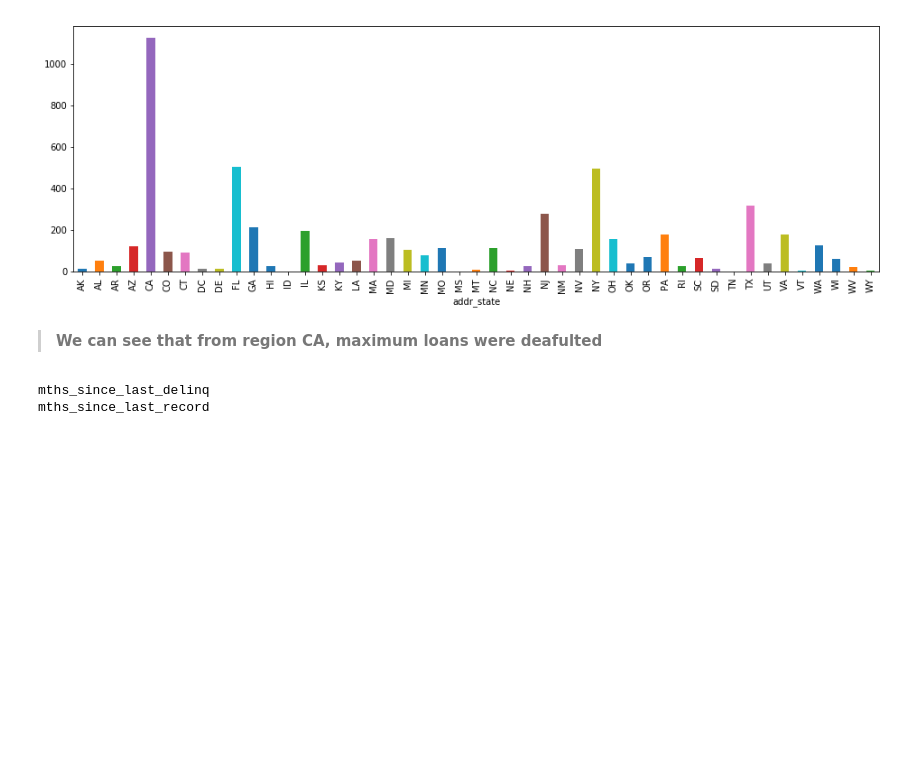
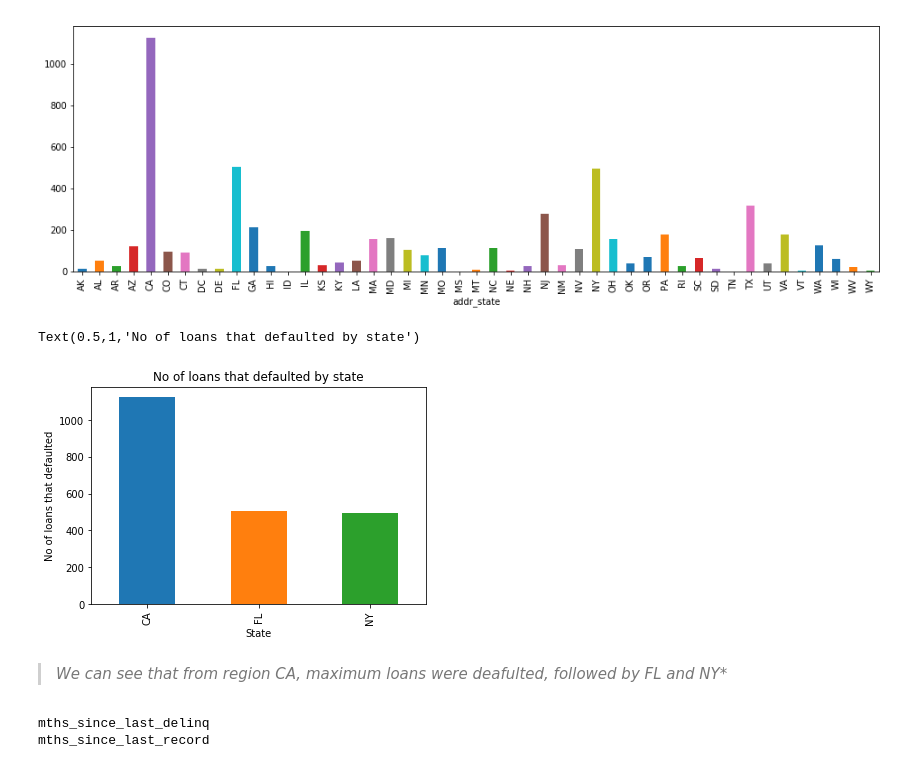
Before and after one commit to sheshanth123/Lending-Loan-Case-Study, a Jupyter notebook: Lending_club.ipynb, the cells around one changed output. Drawn from its saved outputs; the diff is of its cells as text; code cells hidden in the pictures; blank space fills up the shorter version.

```diff
--- a/Lending_club.ipynb
+++ b/Lending_club.ipynb
@@ -188,8 +188,16 @@ loan_df.groupby(loan_df['addr_state']).size().plot(kind='bar')
 # %% [output]
 <matplotlib.axes._subplots.AxesSubplot at 0x...>
 [figure]
+# %%
+loan_df.groupby(loan_df['addr_state']).size().nlargest(3).plot(kind='bar')
+plt.xlabel('State')
+plt.ylabel('No of loans that defaulted')
+plt.title('No of loans that defaulted by state')
+# %% [output]
+Text(0.5,1,'No of loans that defaulted by state')
+[figure, added]
 # %% [markdown]
-> **We can see that from region CA, maximum loans were deafulted**
+> **We can see that from region CA, maximum loans were deafulted*, followed by FL and NY**
 # %%
 for column in loan_df.columns:
     percentage_of_missing_rows = sum(loan_df[column].isna())/5627 * 100
```
Also changed, not shown: parts of 19 cells of this notebook, 1 other file.
